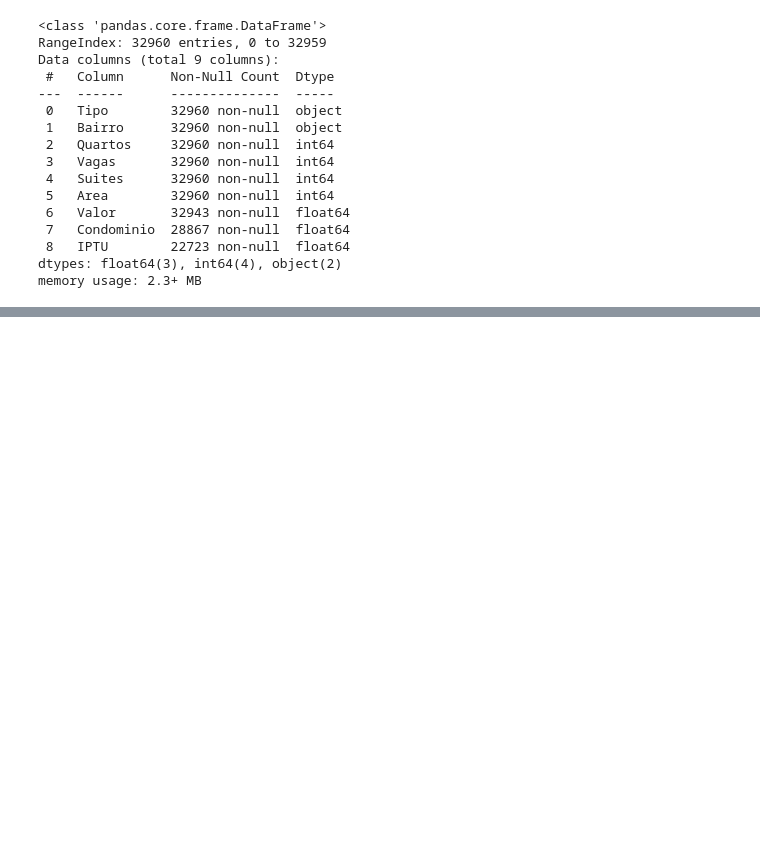
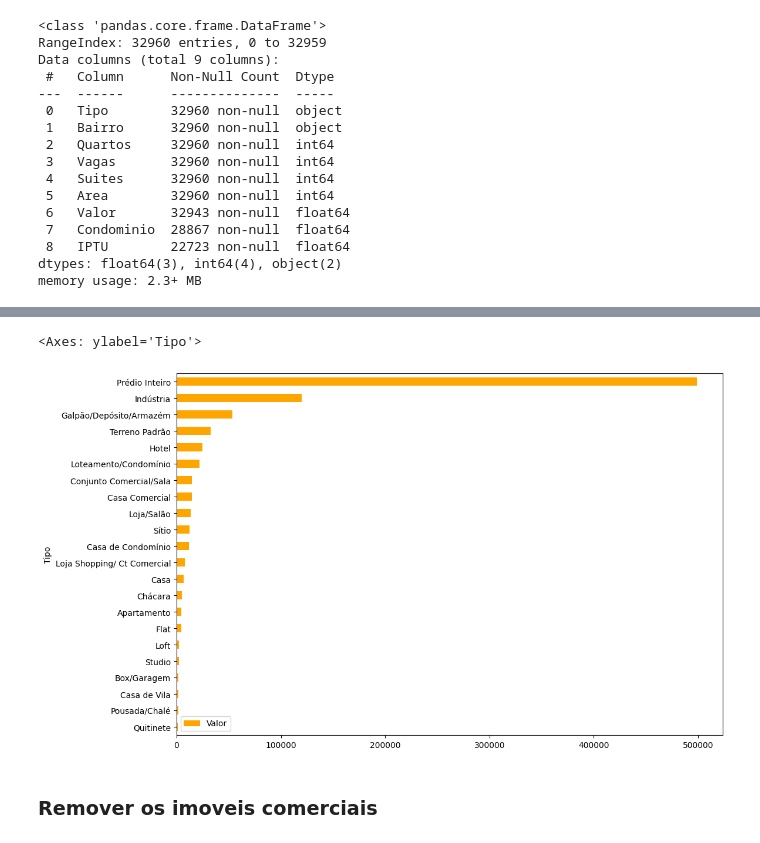
Before and after one commit to FranPomba/Tech-Fundation---alura-one, a Jupyter notebook: 2 - Aprendendo a fazer ETL/2 - Pandas Conhecendo a lib/projeto-aluguel.ipynb, the cells around one changed output, grey strips where cells are left out. Saved outputs shown, nothing was run; the diff lists cells and outputs as text; code cells hidden in the pictures; blank space fills up the shorter version.

```diff
--- a/2 - Aprendendo a fazer ETL/2 - Pandas Conhecendo a lib/projeto-aluguel.ipynb
+++ b/2 - Aprendendo a fazer ETL/2 - Pandas Conhecendo a lib/projeto-aluguel.ipynb
@@ -47,0 +104,11 @@ memory usage: 2.3+ MB
+# %%
+# Criar um dataframe com a média dos valores agrupado por tipo
+df_media_tipo = dados.groupby("Tipo")[["Valor"]].mean().sort_values("Valor")
+# %%
+# Criar um grafico de barra horizontal com os dados do dataframe media_tipo
+df_media_tipo.plot(kind="barh", figsize=(12, 8), color="orange")
+# %% [output]
+<Axes: ylabel='Tipo'>
+[figure, added]
+# %% [markdown]
+### Remover os imoveis comerciais
```
Also changed, not shown: parts of 17 cells of this notebook, 1 other file.
